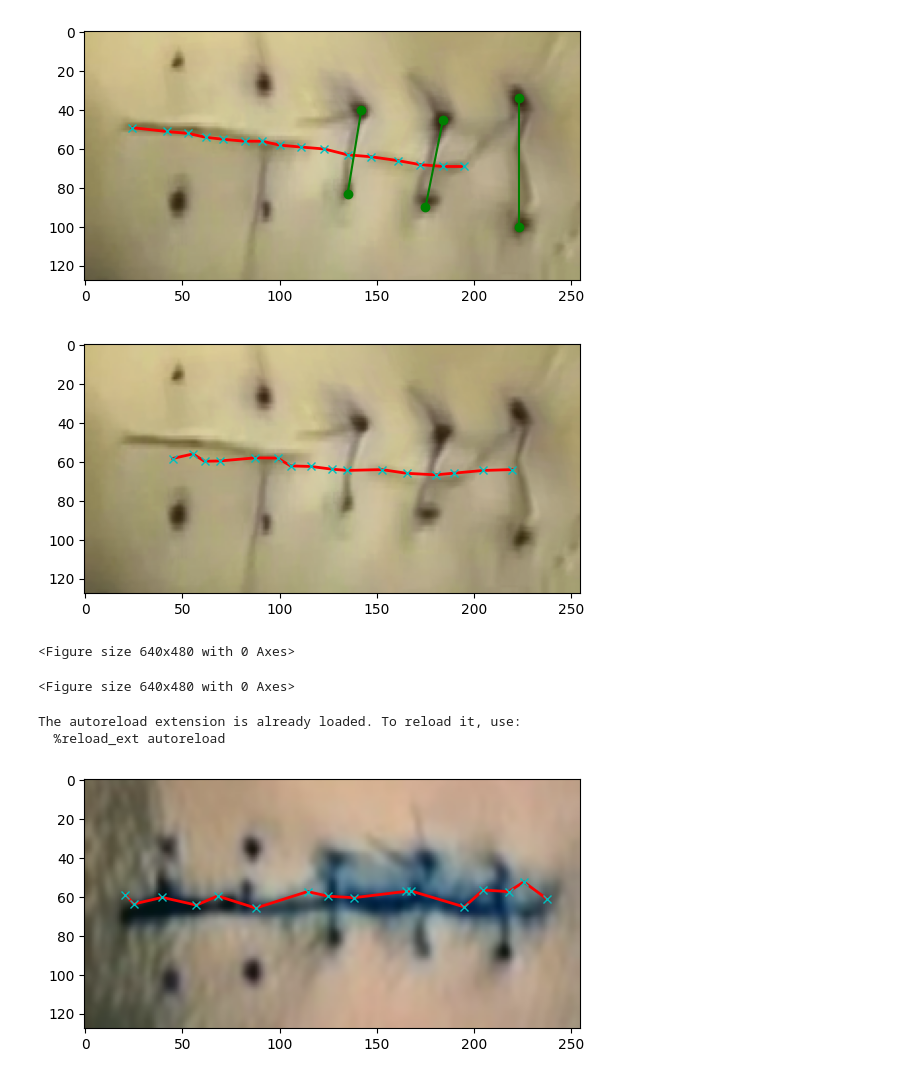
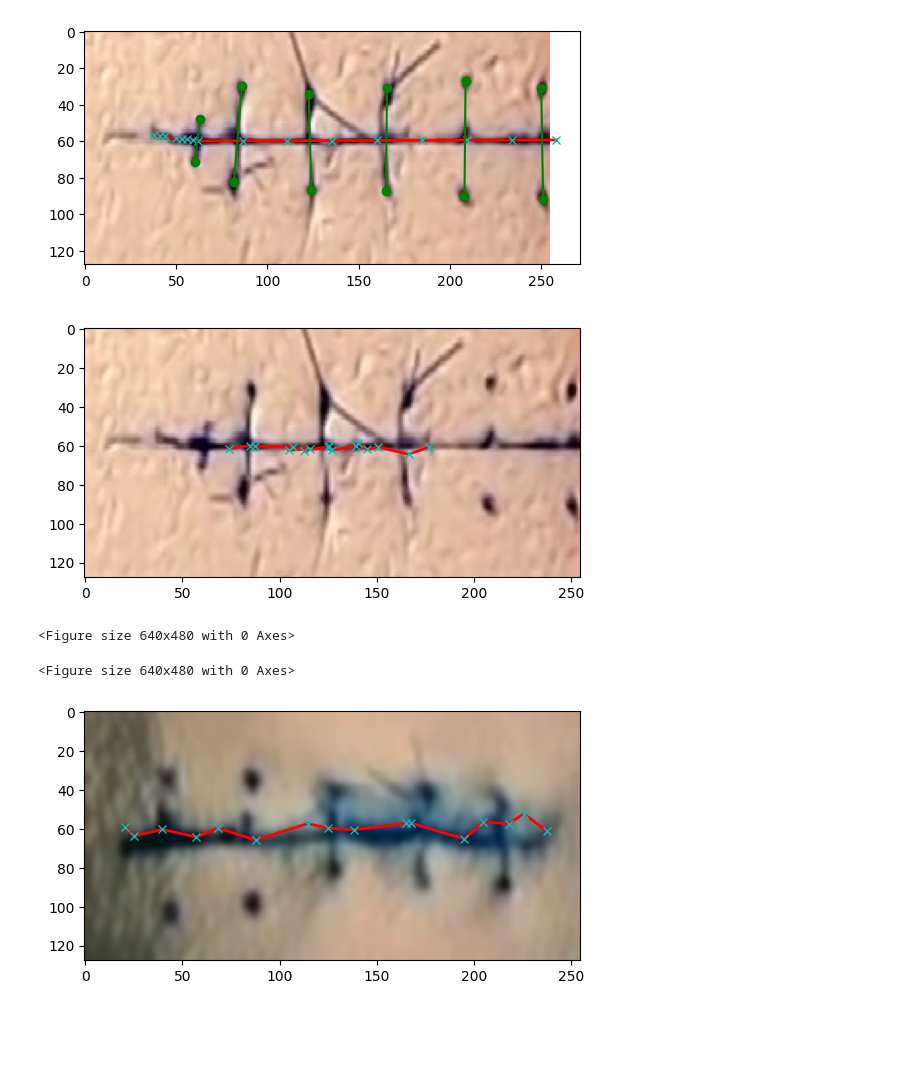
Before and after one commit to tomhruby1/zdo, a Jupyter notebook: training_incision_only.ipynb, the cells around one changed output. Cells and saved outputs as stored; diff of their text form; code cells hidden in the pictures; blank space fills up the shorter version.

```diff
--- a/training_incision_only.ipynb
+++ b/training_incision_only.ipynb
@@ -34,7 +34,7 @@ transform_geom = A.Compose([
     A.HorizontalFlip(p=0.5),
     A.OneOf([
       # TODO: when doing rotation some point easily gets out of picture
-      A.ShiftScaleRotate(shift_limit=0, scale_limit=0, rotate_limit=20, p=0.9),
+      A.ShiftScaleRotate(shift_limit=0.01, scale_limit=0.05, rotate_limit=20, p=0.9),
       A.PiecewiseAffine(scale=(0.015, 0.025), p=0.9),
       A.Perspective(scale=(0.01, 0.03), p=0.9)
     ], p=0.8)
@@ -216,18 +216,18 @@ training finished
 # %%
-im, points_gt, stitchness_gt = val_dataset.__getitem__(9)
+im, points_gt, stitchness_gt = val_dataset.__getitem__(7)
 visualize(im, points_gt[:16,:], points_gt[16:,:], stitch_objectness=stitchness_gt.numpy(), unnormalize=True)
 
 
 # prediction:
 model.eval()
 im2 = (im.unsqueeze(0)).to(device)
 points_pred = model(im2)
 points_pred = points_pred.reshape([16,2]).detach().cpu()
 visualize(im, points_pred[:16,:], stitches=None, stitch_objectness=None, unnormalize=True)
 plt.figure()
 # %% [output]
-[figure, old version]
+[figure, new version]
-[figure, old version]
+[figure, new version]
 <Figure size 640x480 with 0 Axes>
 <Figure size 640x480 with 0 Axes>
 # %%
@@ -240,14 +240,6 @@ points_pred = points_pred.reshape([16,2]).detach().cpu()
 points_pred += 1
 points_pred[:,0] *= (255.0 /2)
 points_pred[:,1] *= (128.0 /2)
-# %%
-from torch_incision_model import run_inference, load_incision_model
-
-
-model = load_incision_model('checkpoints/vgg_incision_only.pth')
-# %% [output]
-The autoreload extension is already loaded. To reload it, use:
-  %reload_ext autoreload
 # %%
 torch.save({
             'model_state_dict': model.state_dict(),
```
Also changed, not shown: parts of 3 cells of this notebook, 3 other files.
